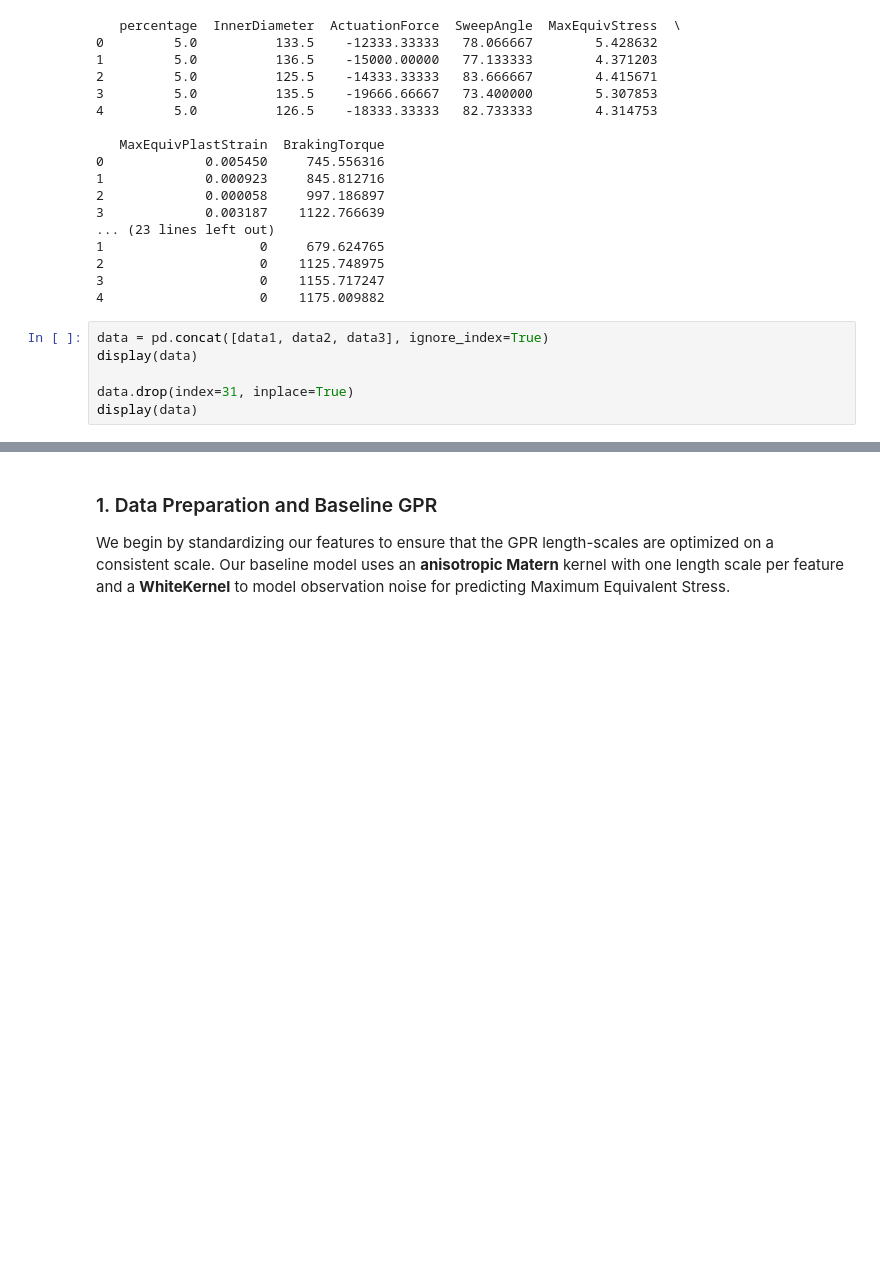
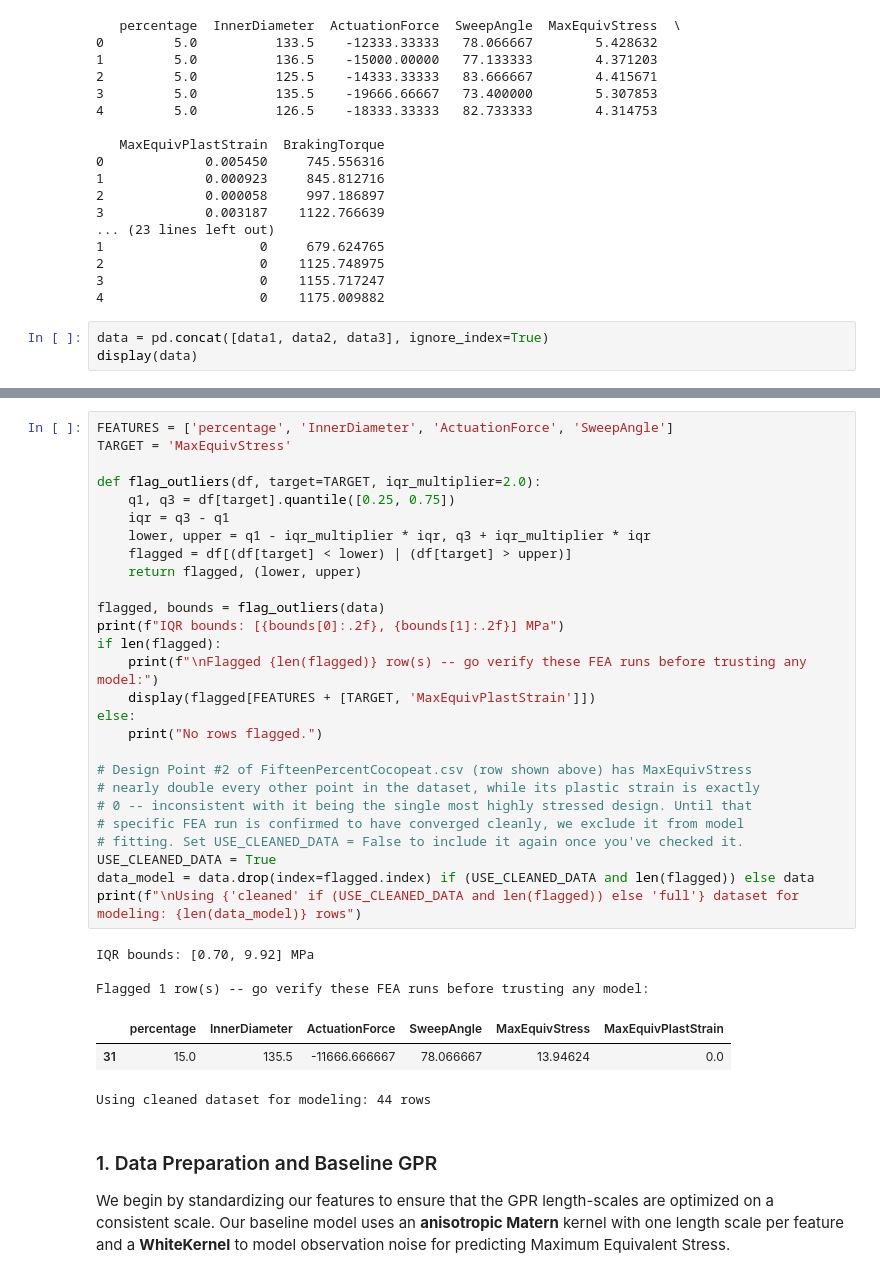
Before and after one commit to RezkiMeidiono/Brake-Pad-Optimization, a Jupyter notebook: BrakePadOptm2.ipynb, the cells around one changed output, grey strips where cells are left out. Saved outputs shown, nothing was run; the diff lists cells and outputs as text; blank space fills up the shorter version.

```diff
--- a/BrakePadOptm2.ipynb
+++ b/BrakePadOptm2.ipynb
@@ -87,9 +87,6 @@ print(data3.head())
 # %%
 data = pd.concat([data1, data2, data3], ignore_index=True)
 display(data)
-
-data.drop(index=31, inplace=True)
-display(data)
 # %% [output]
 |  | percentage | InnerDiameter | ActuationForce | SweepAngle | MaxEquivStress | MaxEquivPlastStrain | ... |
 | 0 | 5.0 | 133.5 | -12333.333330 | 78.066667 | 5.428632 | 0.005450 | ... |
@@ -128,3 +108,37 @@ display(data)
+# %%
+FEATURES = ['percentage', 'InnerDiameter', 'ActuationForce', 'SweepAngle']
+TARGET = 'MaxEquivStress'
+
+def flag_outliers(df, target=TARGET, iqr_multiplier=2.0):
+    q1, q3 = df[target].quantile([0.25, 0.75])
+    iqr = q3 - q1
+    lower, upper = q1 - iqr_multiplier * iqr, q3 + iqr_multiplier * iqr
+    flagged = df[(df[target] < lower) | (df[target] > upper)]
+    return flagged, (lower, upper)
+
+flagged, bounds = flag_outliers(data)
+print(f"IQR bounds: [{bounds[0]:.2f}, {bounds[1]:.2f}] MPa")
+if len(flagged):
+    print(f"\nFlagged {len(flagged)} row(s) -- go verify these FEA runs before trusting any model:")
+    display(flagged[FEATURES + [TARGET, 'MaxEquivPlastStrain']])
+else:
+    print("No rows flagged.")
+
+# Design Point #2 of FifteenPercentCocopeat.csv (row shown above) has MaxEquivStress
+# nearly double every other point in the dataset, while its plastic strain is exactly
+# 0 -- inconsistent with it being the single most highly stressed design. Until that
+# specific FEA run is confirmed to have converged cleanly, we exclude it from model
+# fitting. Set USE_CLEANED_DATA = False to include it again once you've checked it.
+USE_CLEANED_DATA = True
+data_model = data.drop(index=flagged.index) if (USE_CLEANED_DATA and len(flagged)) else data
+print(f"\nUsing {'cleaned' if (USE_CLEANED_DATA and len(flagged)) else 'full'} dataset for modeling: {len(data_model)} rows")
+# %% [output]
+IQR bounds: [0.70, 9.92] MPa
+
+Flagged 1 row(s) -- go verify these FEA runs before trusting any model:
+|  | percentage | InnerDiameter | ActuationForce | SweepAngle | MaxEquivStress | MaxEquivPlastStrain |
+| 31 | 15.0 | 135.5 | -11666.666667 | 78.066667 | 13.94624 | 0.0 |
+Using cleaned dataset for modeling: 44 rows
 # %% [markdown]
 ### 1. Data Preparation and Baseline GPR
 We begin by standardizing our features to ensure that the GPR length-scales are optimized on a consistent scale. Our baseline model uses an **anisotropic Matern** kernel with one length scale per feature and a **WhiteKernel** to model observation noise for predicting Maximum Equivalent Stress.
```
Also changed, not shown: parts of 2 cells of this notebook, 1 other file.
